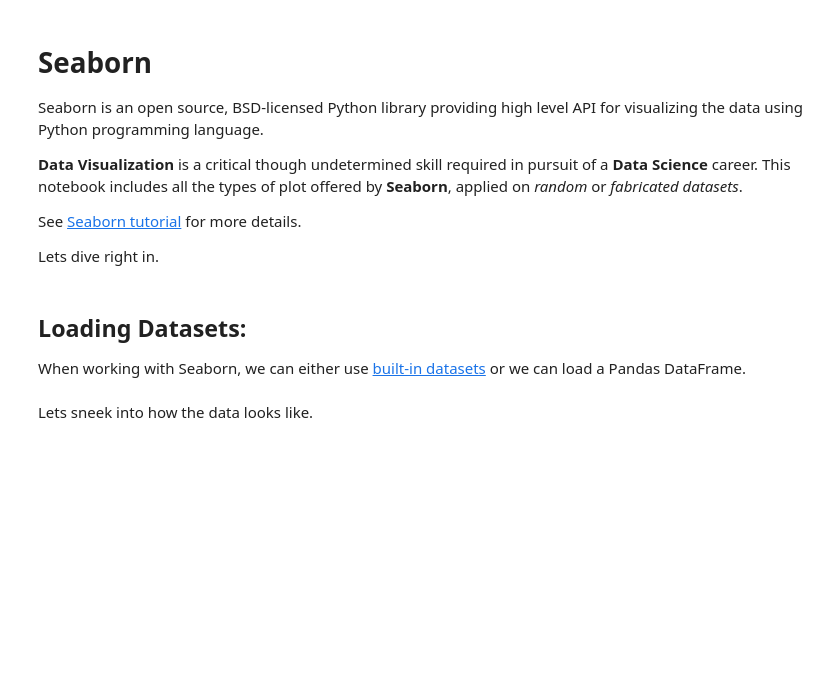
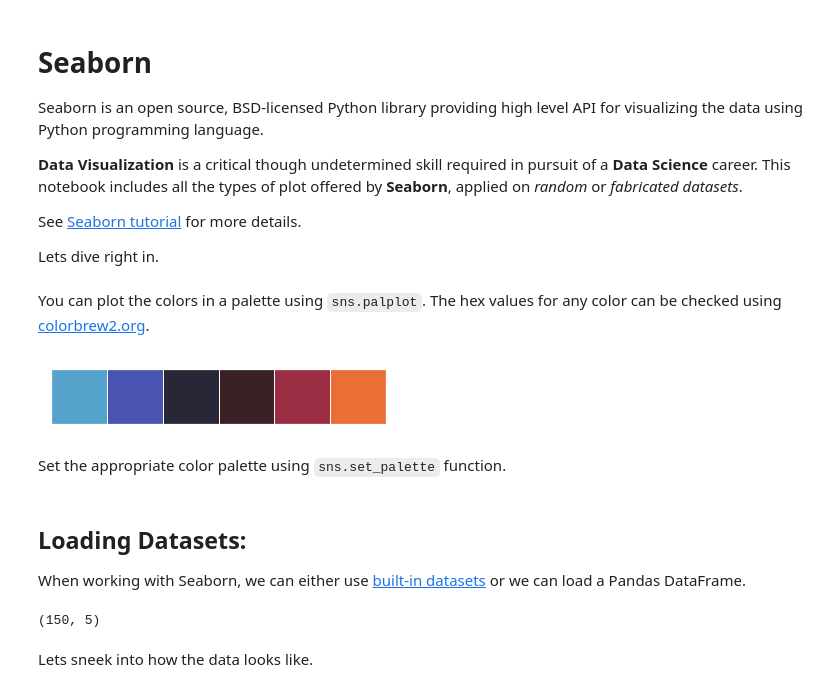
Before and after one commit to prateep03/Python-Tutorial, a Jupyter notebook: notebooks/seaborn_tutorial.ipynb, the cells around one changed output. Drawn from its saved outputs; the diff is of its cells as text; code cells hidden in the pictures; blank space fills up the shorter version.

```diff
--- a/notebooks/seaborn_tutorial.ipynb
+++ b/notebooks/seaborn_tutorial.ipynb
@@ -21,3 +21,13 @@ sns.set(style="darkgrid", palette="icefire")
 # Seaborn generates a lot of warnings. Disable them.
 import warnings
 warnings.filterwarnings("ignore")
+# %% [markdown]
+You can plot the colors in a palette using `sns.palplot`. The hex values for any color can be checked using [colorbrew2.org](https://colorbrewer2.org/#type=sequential&scheme=PuRd&n=3).
+# %%
+sns.palplot(sns.color_palette("icefire"))
+# flatui = ["#9b59b6", "#3498db", "#95a5a6", "#e74c3c", "#34495e", "#2ecc71"]
+# sns.palplot(sns.color_palette(flatui))
+# %% [output]
+[figure, added]
+# %% [markdown]
+Set the appropriate color palette using `sns.set_palette` function.
@@ -30,6 +43,10 @@ When working with Seaborn, we can either use [built-in datasets](https://github.
 iris = sns.load_dataset('iris')
 #tips = sns.load_dataset('tips')
 #titanic = sns.load_dataset('titanic')
+
+iris.shape
+# %% [output]
+(150, 5)
 # %% [markdown]
 Lets sneek into how the data looks like.
 # %%
```
Also changed, not shown: parts of 14 cells of this notebook, 1 other file.
